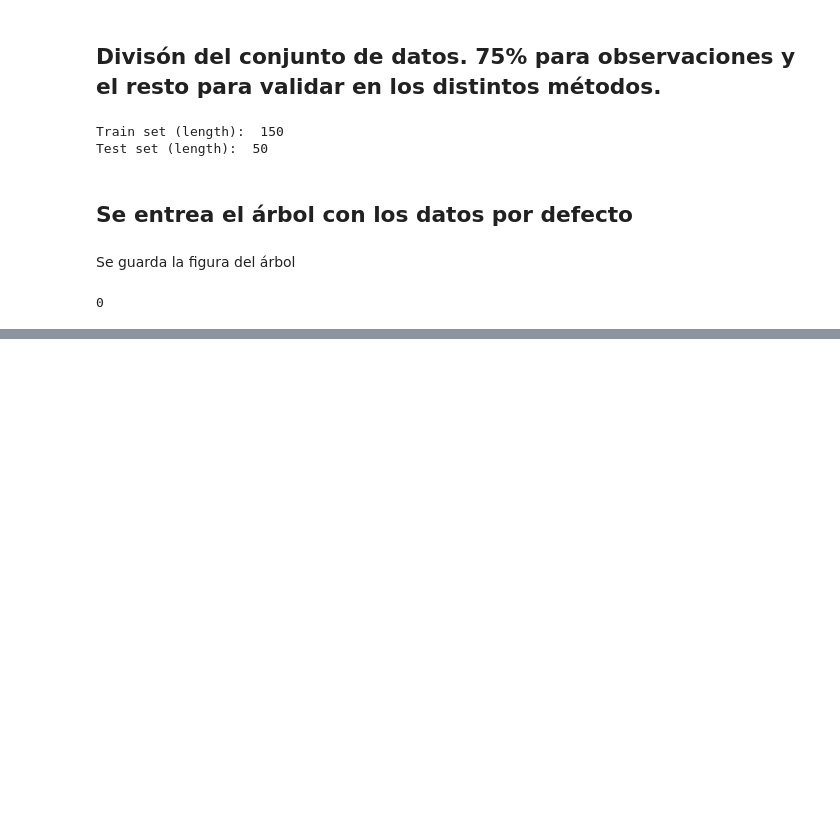
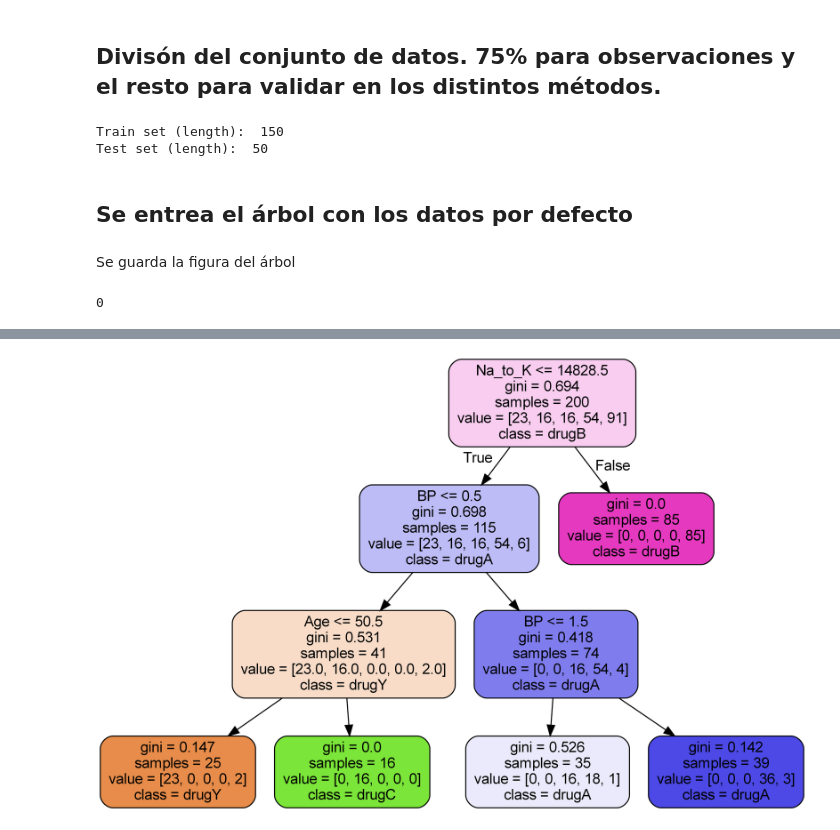
Before and after one commit to pablesite/master-matematicas, a Jupyter notebook: tecnicas-multivariantes/ruiz_molina_actividad.ipynb, the cells around one changed output, grey strips where cells are left out. Cells and saved outputs as stored; diff of their text form; code cells hidden in the pictures; blank space fills up the shorter version.

```diff
--- a/tecnicas-multivariantes/ruiz_molina_actividad.ipynb
+++ b/tecnicas-multivariantes/ruiz_molina_actividad.ipynb
@@ -206,0 +224,14 @@ Image(filename = 'images/arbol_clf_default.png')
+# %%
+export_graphviz(
+tree_clf_depth3,
+out_file = os.path.join(PATH_FIGURAS, "arbol_clf_depth3.dot"),
+feature_names = X.columns.tolist(),
+class_names = le.inverse_transform(y.unique()).tolist(),
+rounded = True,
+filled = True
+)
+
+call(['dot', '-Tpng', 'images/arbol_clf_depth3.dot', '-o', 'images/arbol_clf_depth3.png', '-Gdpi=600'])
+Image(filename = 'images/arbol_clf_depth3.png')
+# %% [output]
+[figure, added]
```
Also changed, not shown: parts of 4 cells of this notebook, 4 other files.
